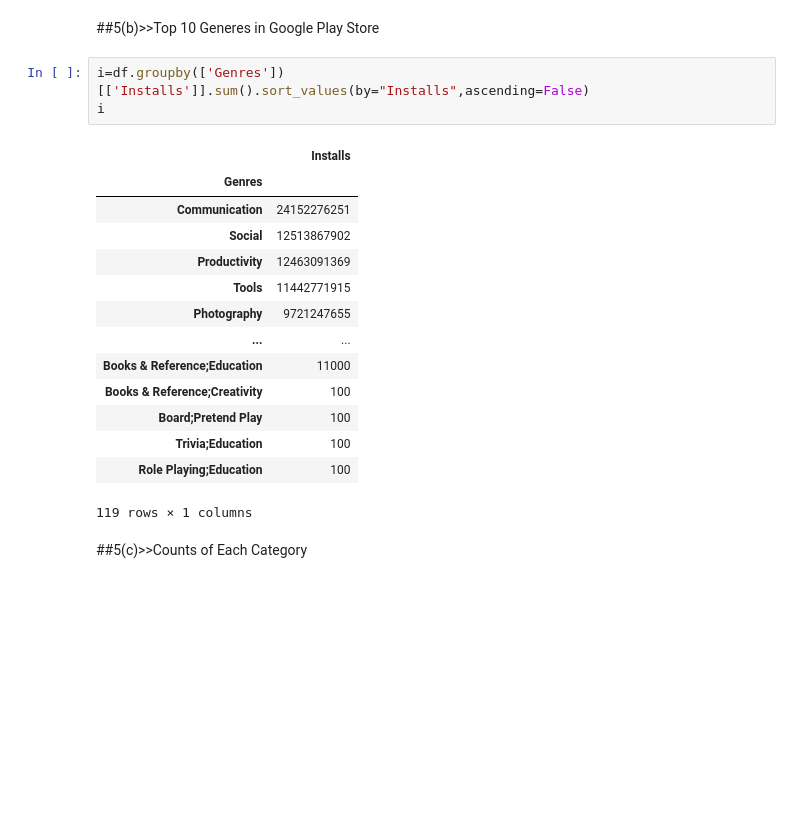
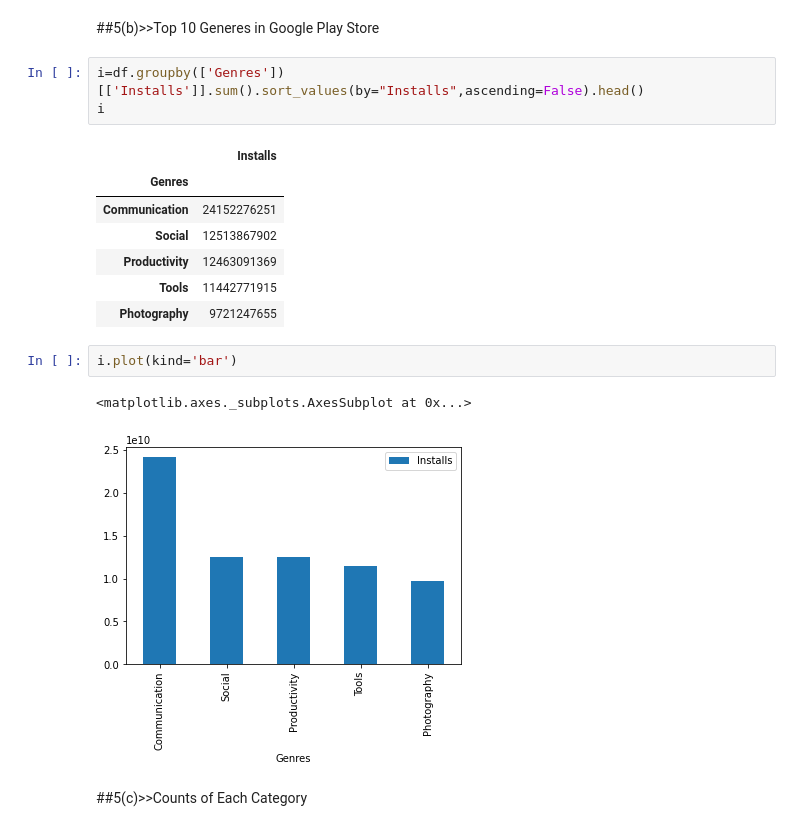
Before and after one commit to TanuRajput110/Playstore-App-Reviews-Analysis, a Jupyter notebook: _Play_Store_App_Review_Analysis_Capstone_Project.ipynb, the cells around one changed output. Cells and saved outputs as stored; diff of their text form; blank space fills up the shorter version.

```diff
--- a/_Play_Store_App_Review_Analysis_Capstone_Project.ipynb
+++ b/_Play_Store_App_Review_Analysis_Capstone_Project.ipynb
@@ -628,23 +631,21 @@ df['Installs'].min(),df['Installs'].max()
 # %% [markdown]
 ##5(b)>>Top 10 Generes in Google Play Store
 # %%
-i=df.groupby(['Genres'])[['Installs']].sum().sort_values(by="Installs",ascending=False)
+i=df.groupby(['Genres'])[['Installs']].sum().sort_values(by="Installs",ascending=False).head()
 i
 # %% [output]
 |  | Installs |
 | Genres |  |
 | Communication | 24152276251 |
 | Social | 12513867902 |
 | Productivity | 12463091369 |
 | Tools | 11442771915 |
 | Photography | 9721247655 |
-| ... | ... |
-| Books & Reference;Education | 11000 |
-| Books & Reference;Creativity | 100 |
-| Board;Pretend Play | 100 |
-| Trivia;Education | 100 |
-| Role Playing;Education | 100 |
-119 rows × 1 columns
+# %%
+i.plot(kind='bar')
+# %% [output]
+<matplotlib.axes._subplots.AxesSubplot at 0x...>
+[figure, added]
 # %% [markdown]
 ##5(c)>>Counts of Each Category
 # %%
```
Also changed, not shown: parts of 1 cell of this notebook.
